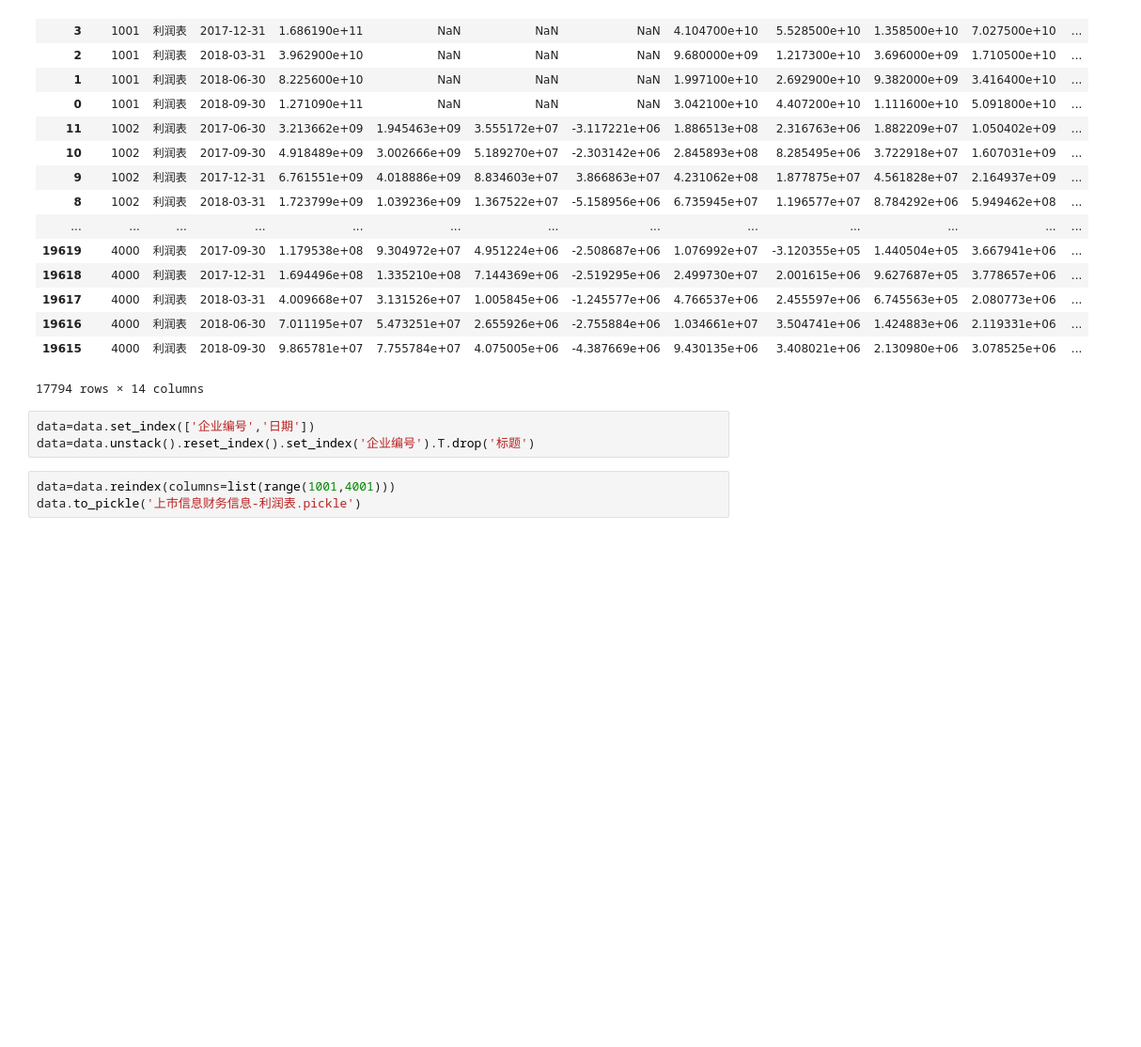
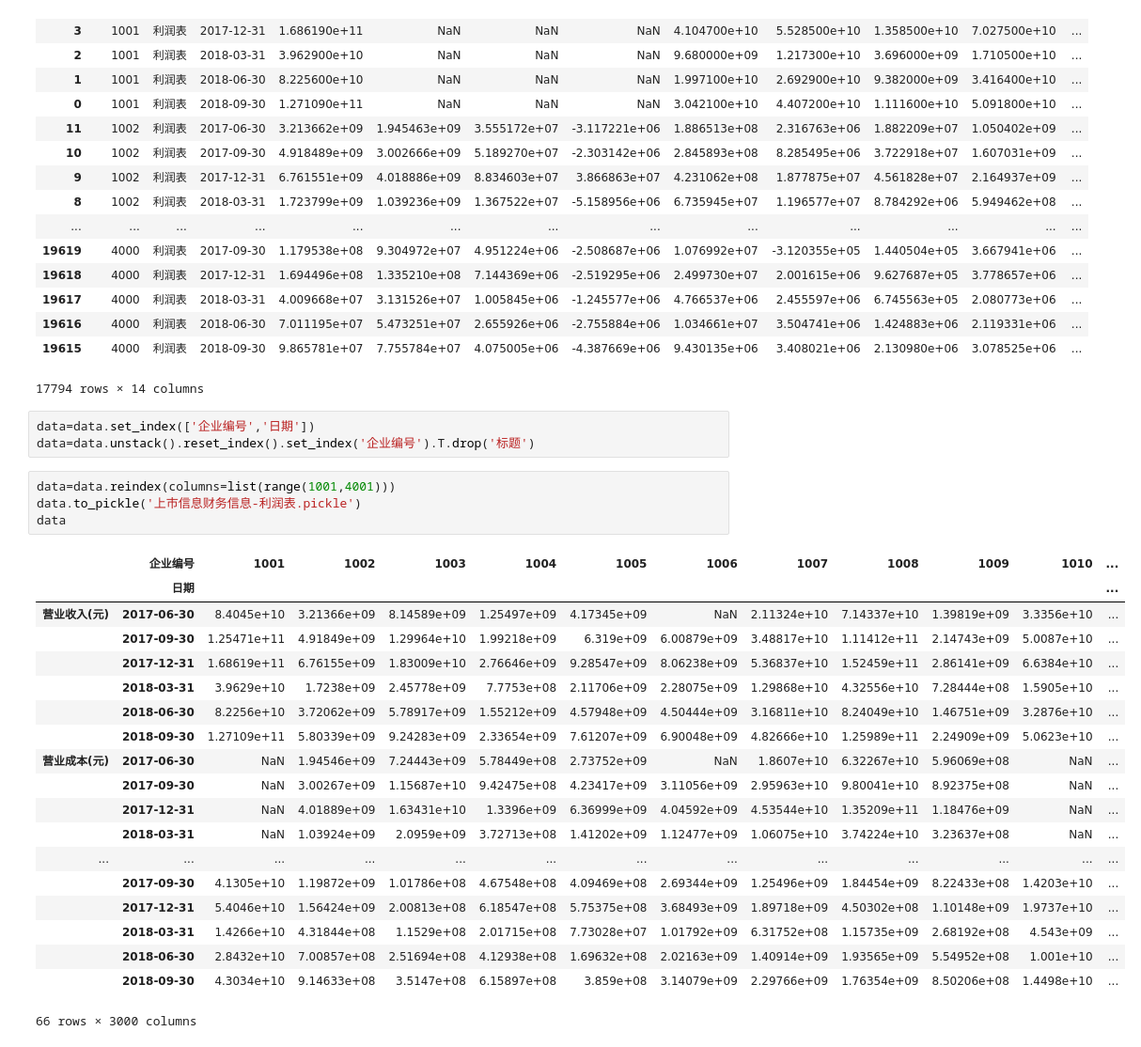
Before and after one commit to CourierKyn/isi-world-cup, a Jupyter notebook: 上市信息财务信息-利润表.ipynb, the cells around one changed output. Shown at 94% size. Drawn from its saved outputs; the diff is of its cells as text; blank space fills up the shorter version.

```diff
--- a/上市信息财务信息-利润表.ipynb
+++ b/上市信息财务信息-利润表.ipynb
@@ -185,3 +185,24 @@ data=data.unstack().reset_index().set_index('企业编号').T.drop('标题')
 # %%
 data=data.reindex(columns=list(range(1001,4001)))
 data.to_pickle('上市信息财务信息-利润表.pickle')
+data
+# %% [output]
+|  | 企业编号 | 1001 | 1002 | 1003 | 1004 | 1005 | 1006 | 1007 | 1008 | 1009 | 1010 | ... |
+|  | 日期 |  |  |  |  |  |  |  |  |  |  | ... |
+| 营业收入(元) | 2017-06-30 | 8.4045e+10 | 3.21366e+09 | 8.14589e+09 | 1.25497e+09 | 4.17345e+09 | NaN | 2.11324e+10 | 7.14337e+10 | 1.39819e+09 | 3.3356e+10 | ... |
+|  | 2017-09-30 | 1.25471e+11 | 4.91849e+09 | 1.29964e+10 | 1.99218e+09 | 6.319e+09 | 6.00879e+09 | 3.48817e+10 | 1.11412e+11 | 2.14743e+09 | 5.0087e+10 | ... |
+|  | 2017-12-31 | 1.68619e+11 | 6.76155e+09 | 1.83009e+10 | 2.76646e+09 | 9.28547e+09 | 8.06238e+09 | 5.36837e+10 | 1.52459e+11 | 2.86141e+09 | 6.6384e+10 | ... |
+|  | 2018-03-31 | 3.9629e+10 | 1.7238e+09 | 2.45778e+09 | 7.7753e+08 | 2.11706e+09 | 2.28075e+09 | 1.29868e+10 | 4.32556e+10 | 7.28444e+08 | 1.5905e+10 | ... |
+|  | 2018-06-30 | 8.2256e+10 | 3.72062e+09 | 5.78917e+09 | 1.55212e+09 | 4.57948e+09 | 4.50444e+09 | 3.16811e+10 | 8.24049e+10 | 1.46751e+09 | 3.2876e+10 | ... |
+|  | 2018-09-30 | 1.27109e+11 | 5.80339e+09 | 9.24283e+09 | 2.33654e+09 | 7.61207e+09 | 6.90048e+09 | 4.82666e+10 | 1.25989e+11 | 2.24909e+09 | 5.0623e+10 | ... |
+| 营业成本(元) | 2017-06-30 | NaN | 1.94546e+09 | 7.24443e+09 | 5.78449e+08 | 2.73752e+09 | NaN | 1.8607e+10 | 6.32267e+10 | 5.96069e+08 | NaN | ... |
+|  | 2017-09-30 | NaN | 3.00267e+09 | 1.15687e+10 | 9.42475e+08 | 4.23417e+09 | 3.11056e+09 | 2.95963e+10 | 9.80041e+10 | 8.92375e+08 | NaN | ... |
+|  | 2017-12-31 | NaN | 4.01889e+09 | 1.63431e+10 | 1.3396e+09 | 6.36999e+09 | 4.04592e+09 | 4.53544e+10 | 1.35209e+11 | 1.18476e+09 | NaN | ... |
+|  | 2018-03-31 | NaN | 1.03924e+09 | 2.0959e+09 | 3.72713e+08 | 1.41202e+09 | 1.12477e+09 | 1.06075e+10 | 3.74224e+10 | 3.23637e+08 | NaN | ... |
+| ... | ... | ... | ... | ... | ... | ... | ... | ... | ... | ... | ... | ... |
+|  | 2017-09-30 | 4.1305e+10 | 1.19872e+09 | 1.01786e+08 | 4.67548e+08 | 4.09469e+08 | 2.69344e+09 | 1.25496e+09 | 1.84454e+09 | 8.22433e+08 | 1.4203e+10 | ... |
+|  | 2017-12-31 | 5.4046e+10 | 1.56424e+09 | 2.00813e+08 | 6.18547e+08 | 5.75375e+08 | 3.68493e+09 | 1.89718e+09 | 4.50302e+08 | 1.10148e+09 | 1.9737e+10 | ... |
+|  | 2018-03-31 | 1.4266e+10 | 4.31844e+08 | 1.1529e+08 | 2.01715e+08 | 7.73028e+07 | 1.01792e+09 | 6.31752e+08 | 1.15735e+09 | 2.68192e+08 | 4.543e+09 | ... |
+|  | 2018-06-30 | 2.8432e+10 | 7.00857e+08 | 2.51694e+08 | 4.12938e+08 | 1.69632e+08 | 2.02163e+09 | 1.40914e+09 | 1.93565e+09 | 5.54952e+08 | 1.001e+10 | ... |
+|  | 2018-09-30 | 4.3034e+10 | 9.14633e+08 | 3.5147e+08 | 6.15897e+08 | 3.859e+08 | 3.14079e+09 | 2.29766e+09 | 1.76354e+09 | 8.50206e+08 | 1.4498e+10 | ... |
+66 rows × 3000 columns
```
Also changed, not shown: parts of 2 cells of this notebook, 13 other files.
